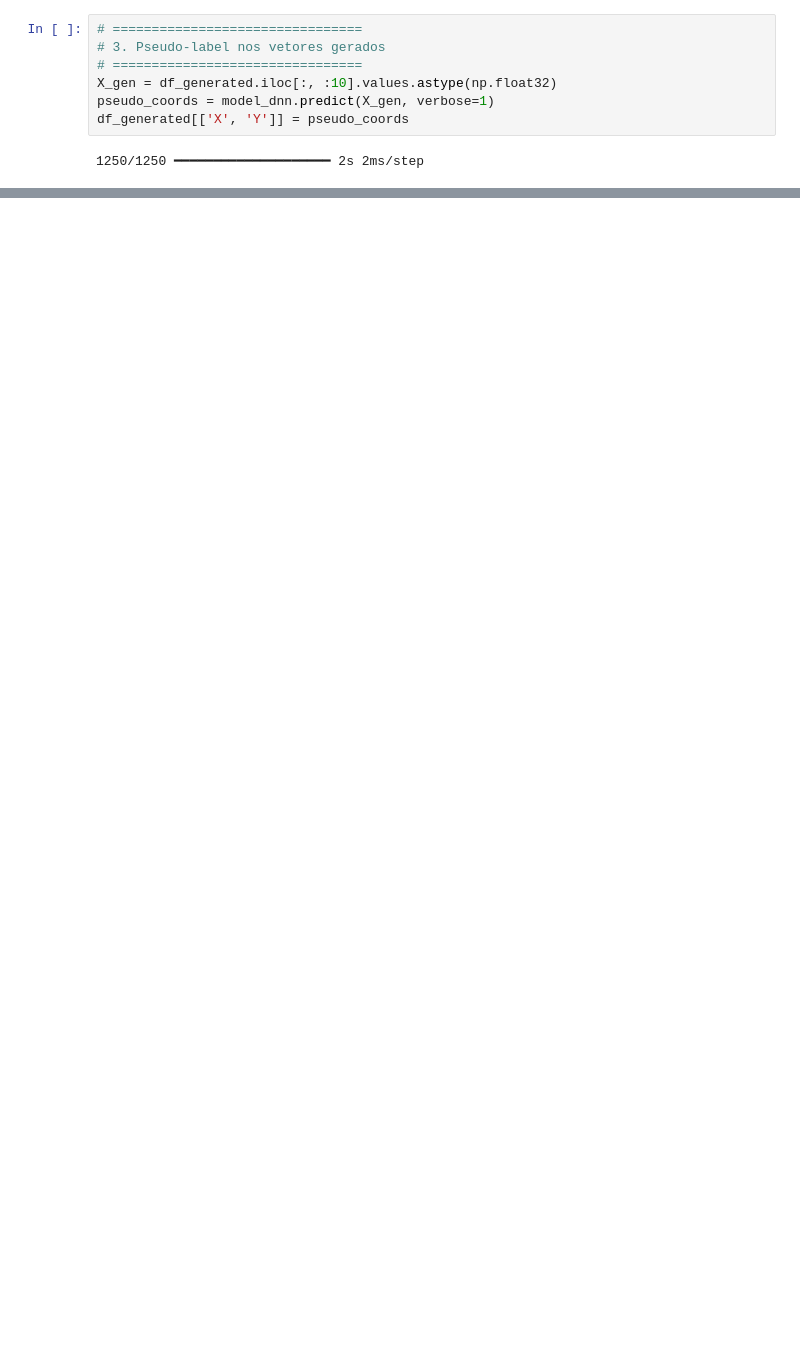
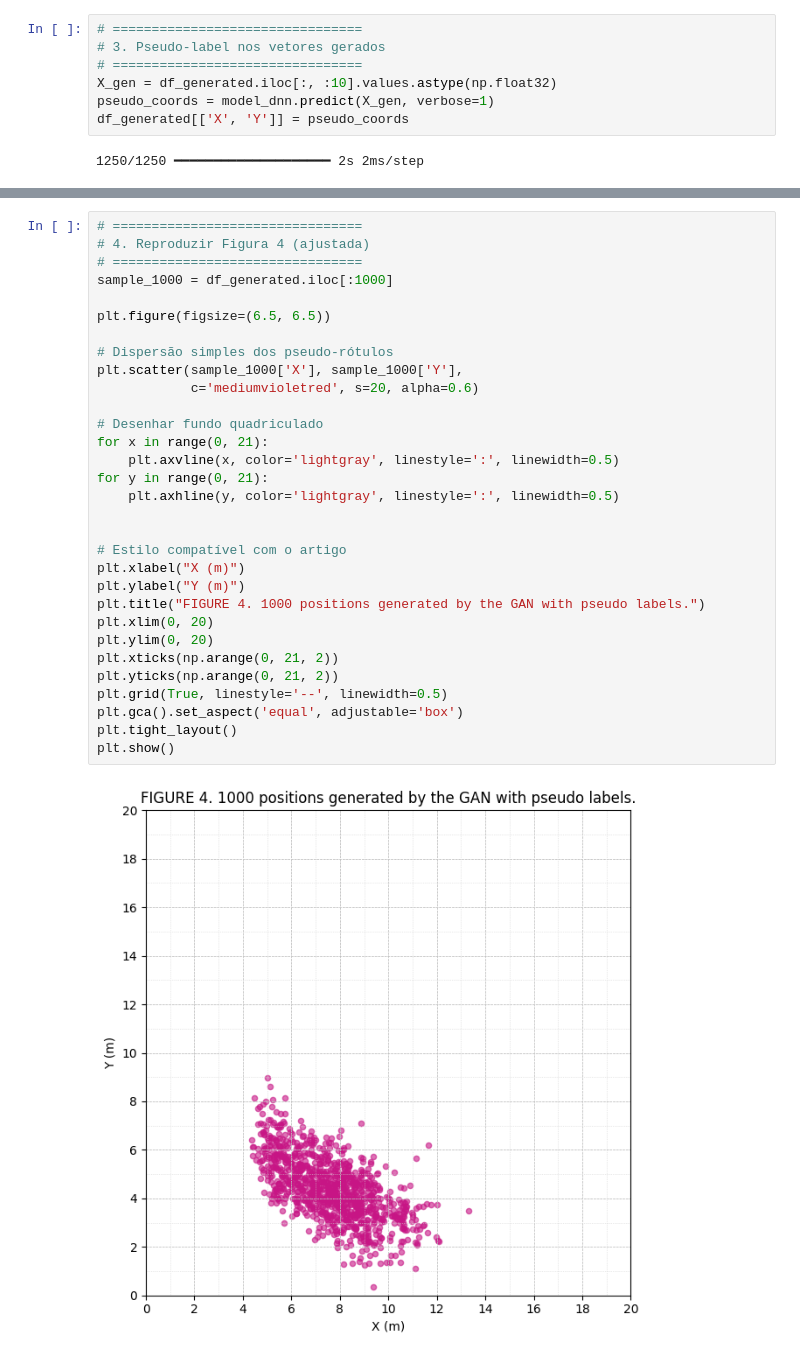
Before and after one commit to oziieljuniior/Gan, a Jupyter notebook: Notebooks/fase3_1/fase3_2.ipynb, the cells around one changed output, grey strips where cells are left out. Drawn from its saved outputs; the diff is of its cells as text; blank space fills up the shorter version.

```diff
--- a/Notebooks/fase3_1/fase3_2.ipynb
+++ b/Notebooks/fase3_1/fase3_2.ipynb
@@ -98,0 +100,33 @@ Ignoring fixed y limits to fulfill fixed data aspect with adjustable data limits
+# %%
+# ================================
+# 4. Reproduzir Figura 4 (ajustada)
+# ================================
+sample_1000 = df_generated.iloc[:1000]
+
+plt.figure(figsize=(6.5, 6.5))
+
+# Dispersão simples dos pseudo-rótulos
+plt.scatter(sample_1000['X'], sample_1000['Y'],
+            c='mediumvioletred', s=20, alpha=0.6)
+
+# Desenhar fundo quadriculado
+for x in range(0, 21):
+    plt.axvline(x, color='lightgray', linestyle=':', linewidth=0.5)
+for y in range(0, 21):
+    plt.axhline(y, color='lightgray', linestyle=':', linewidth=0.5)
+
+
+# Estilo compatível com o artigo
+plt.xlabel("X (m)")
+plt.ylabel("Y (m)")
+plt.title("FIGURE 4. 1000 positions generated by the GAN with pseudo labels.")
+plt.xlim(0, 20)
+plt.ylim(0, 20)
+plt.xticks(np.arange(0, 21, 2))
+plt.yticks(np.arange(0, 21, 2))
+plt.grid(True, linestyle='--', linewidth=0.5)
+plt.gca().set_aspect('equal', adjustable='box')
+plt.tight_layout()
+plt.show()
+# %% [output]
+[figure, added]
```
Also changed, not shown: parts of 6 cells of this notebook.
